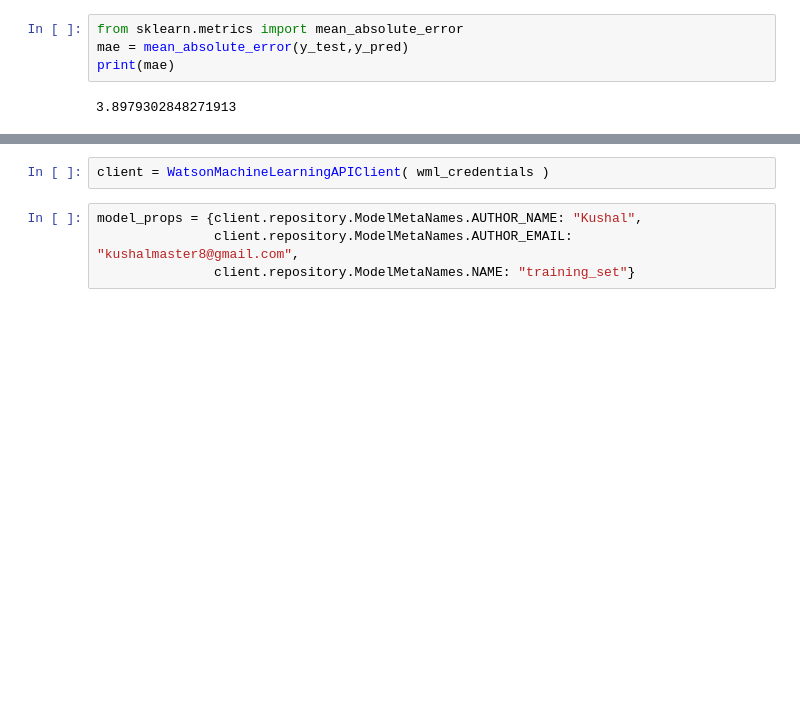
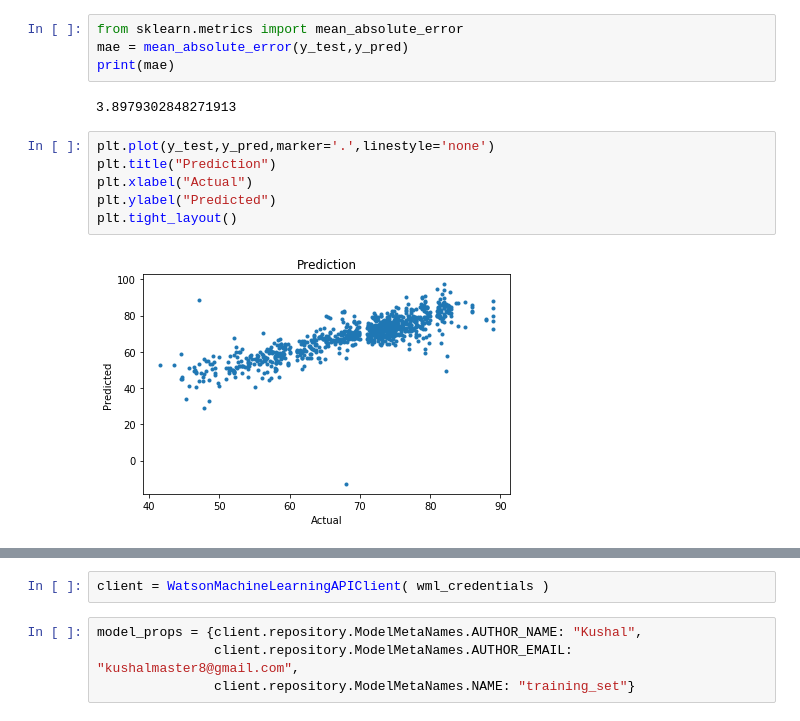
Before and after one commit to SmartPracticeschool/llSPS-INT-1569-Predicting-Life-Expectancy-using-Machine-Learning, a Jupyter notebook: Predicting_Life_Expectancy.ipynb, the cells around one changed output, grey strips where cells are left out. Cells and saved outputs as stored; diff of their text form; blank space fills up the shorter version.

```diff
--- a/Predicting_Life_Expectancy.ipynb
+++ b/Predicting_Life_Expectancy.ipynb
@@ -364,6 +391,14 @@ mae = mean_absolute_error(y_test,y_pred)
 print(mae)
 # %% [output]
 3.8979302848271913
+# %%
+plt.plot(y_test,y_pred,marker='.',linestyle='none')
+plt.title("Prediction")
+plt.xlabel("Actual")
+plt.ylabel("Predicted")
+plt.tight_layout()
+# %% [output]
+[figure, added]
 # %%
 from watson_machine_learning_client import WatsonMachineLearningAPIClient
 # %% [output]
```
Also changed, not shown: parts of 8 cells of this notebook.
